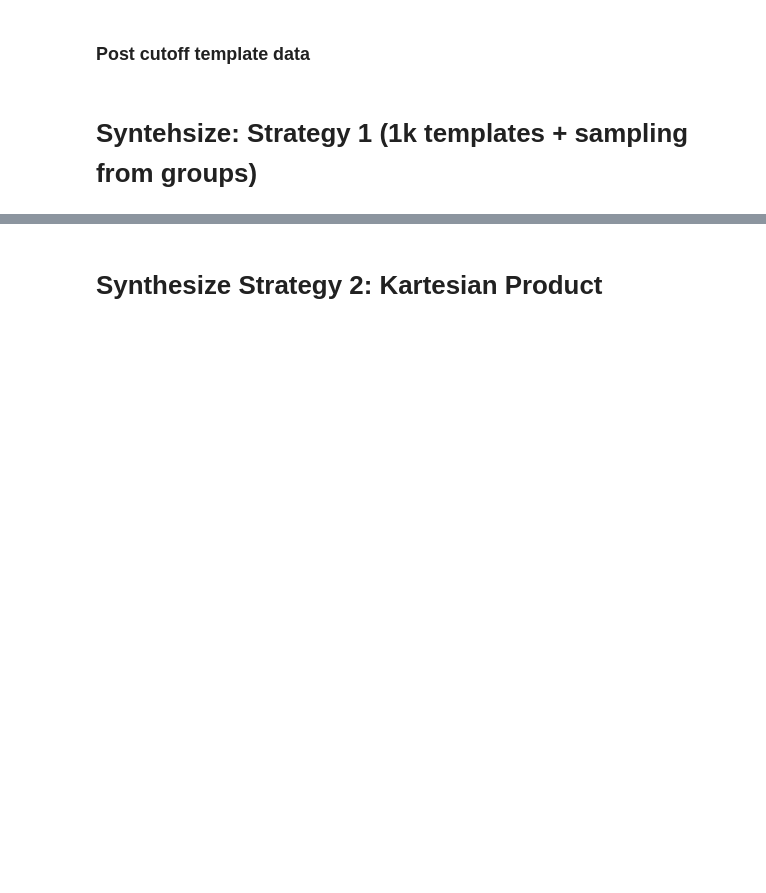
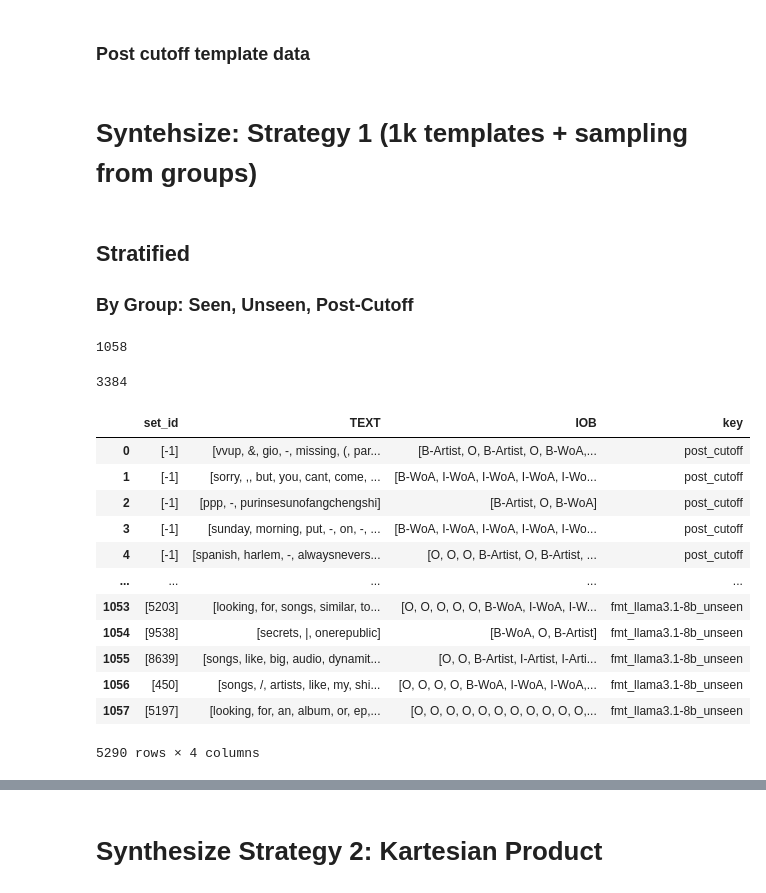
Before and after one commit to progsi/YTUnCoverLLM, a Jupyter notebook: notebooks/data_synthesis.ipynb, the cells around one changed output, grey strips where cells are left out. Cells and saved outputs as stored; diff of their text form; code cells hidden in the pictures; blank space fills up the shorter version.

Commit message:
stratified split

```diff
--- a/notebooks/data_synthesis.ipynb
+++ b/notebooks/data_synthesis.ipynb
@@ -119,6 +119,7 @@ data_debut = pd.read_json("../data/intermediate/debut_performers.jsonl", lines=T
 list_postcutoff = []
 for d in data_debut[["name", "release_title2"]].dropna().to_dict(orient="records"):
     d2 = {}
+    d2["set_id"] = -1
     d2["Artist"] = get_performer_variations(d["name"].lower())
     d2["WoA"] = get_title_variations(d["release_title2"].lower())
     list_postcutoff.append(d2)
@@ -265,17 +275,19 @@ def apply_fill_to_templates(data_template, entity_dict, group_key):
 
         candidates = entity_dict[group_key]
         entity = copy.deepcopy(candidates[random.randint(0, len(candidates) - 1)])  # Copy the selected entity
+        entity["set_id"] = [entity["set_id"]]
         n_artists = len(entity.get("Artist")) if entity.get("Artist") else 0
         n_woa = len(entity.get("WoA")) if entity.get("WoA") else 0
         while n_artists < n_artists_needed or n_woa < n_woas_needed:
             other_entity = candidates[random.randint(0, len(candidates) - 1)]
+            entity["set_id"] += [other_entity["set_id"]]
             entity["Artist"] += other_entity["Artist"]
             entity["WoA"] += other_entity["WoA"]
             n_artists = len(entity["Artist"])
             n_woa = len(entity["WoA"])
 
         filled_text, IOBs = fill_template_with_entities(template, entity)
-        return filled_text, IOBs  # Return the filled template as a string
+        return list(set(entity["set_id"])), filled_text, IOBs  # Return the filled template as a string
 
     # Apply the function to every row and return a pandas Series with the filled templates
     filled_templates = data_template.apply(fill_row_template, axis=1)
@@ -312,20 +324,26 @@ for model in data_memorization.columns.get_level_values(level=0).unique():
         mask_unseen = data_memorization.loc[:,[model]].T.sum() == 0
         mask_seen = data_memorization.loc[:,[(model, "AW1: Correct"),(model, "AW1: Correct")]].T.sum() == 2
 
-        __data_seen = data_memorization.loc[mask_seen, ["Artist", "WoA"]]
-        __data_seen.columns = ["Artist", "WoA"]
+        __data_seen = data_memorization.loc[mask_seen, ["set_id", "Artist", "WoA"]]
+        __data_seen.columns = ["set_id", "Artist", "WoA"]
         entity_dict[f"fmt_{model}_seen"] = __data_seen.to_dict(orient="records")
 
-        __data_unseen = data_memorization.loc[mask_unseen, ["Artist", "WoA"]]
-        __data_unseen.columns = ["Artist", "WoA"]
+        __data_unseen = data_memorization.loc[mask_unseen, ["set_id", "Artist", "WoA"]]
+        __data_unseen.columns = ["set_id", "Artist", "WoA"]
         entity_dict[f"fmt_{model}_unseen"] = __data_unseen.to_dict(orient="records")
 
     except:
         # This is when multiindex does not refer to a model
         pass
 # %%
+data_stratified = pd.DataFrame()
 
 for key in entity_dict.keys():
 # Call the function
     series = apply_fill_to_templates(data_template, entity_dict, key)
-    write_biotag(pd.DataFrame(series.tolist(), columns=['TEXT', 'IOB']), os.path.join(output_path, key.lower() + ".IOB"),"IOB")
+    __data = pd.DataFrame(series.tolist(), columns=['set_id', 'TEXT', 'IOB'])
+    __data["key"] = key.lower()
+    data_stratified = pd.concat([data_stratified, __data])
+# %% [markdown]
+## Stratified
+### By Group: Seen, Unseen, Post-Cutoff
@@ -331,0 +387,24 @@ for key in entity_dict.keys():
+# %%
+len(train_set2) + len(train_set1)
+# %% [output]
+1058
+# %%
+data_stratified.set_id.apply(str).nunique()
+# %% [output]
+3384
+# %%
+data_stratified
+# %% [output]
+|  | set_id | TEXT | IOB | key |
+| 0 | [-1] | [vvup, &, gio, -, missing, (, par... | [B-Artist, O, B-Artist, O, B-WoA,... | post_cutoff |
+| 1 | [-1] | [sorry, ,, but, you, cant, come, ... | [B-WoA, I-WoA, I-WoA, I-WoA, I-Wo... | post_cutoff |
+| 2 | [-1] | [ppp, -, purinsesunofangchengshi] | [B-Artist, O, B-WoA] | post_cutoff |
+| 3 | [-1] | [sunday, morning, put, -, on, -, ... | [B-WoA, I-WoA, I-WoA, I-WoA, I-Wo... | post_cutoff |
+| 4 | [-1] | [spanish, harlem, -, alwaysnevers... | [O, O, O, B-Artist, O, B-Artist, ... | post_cutoff |
+| ... | ... | ... | ... | ... |
+| 1053 | [5203] | [looking, for, songs, similar, to... | [O, O, O, O, O, B-WoA, I-WoA, I-W... | fmt_llama3.1-8b_unseen |
+| 1054 | [9538] | [secrets, |, onerepublic] | [B-WoA, O, B-Artist] | fmt_llama3.1-8b_unseen |
+| 1055 | [8639] | [songs, like, big, audio, dynamit... | [O, O, B-Artist, I-Artist, I-Arti... | fmt_llama3.1-8b_unseen |
+| 1056 | [450] | [songs, /, artists, like, my, shi... | [O, O, O, O, B-WoA, I-WoA, I-WoA,... | fmt_llama3.1-8b_unseen |
+| 1057 | [5197] | [looking, for, an, album, or, ep,... | [O, O, O, O, O, O, O, O, O, O, O,... | fmt_llama3.1-8b_unseen |
+5290 rows × 4 columns
```
Also changed, not shown: parts of 6 cells of this notebook.
